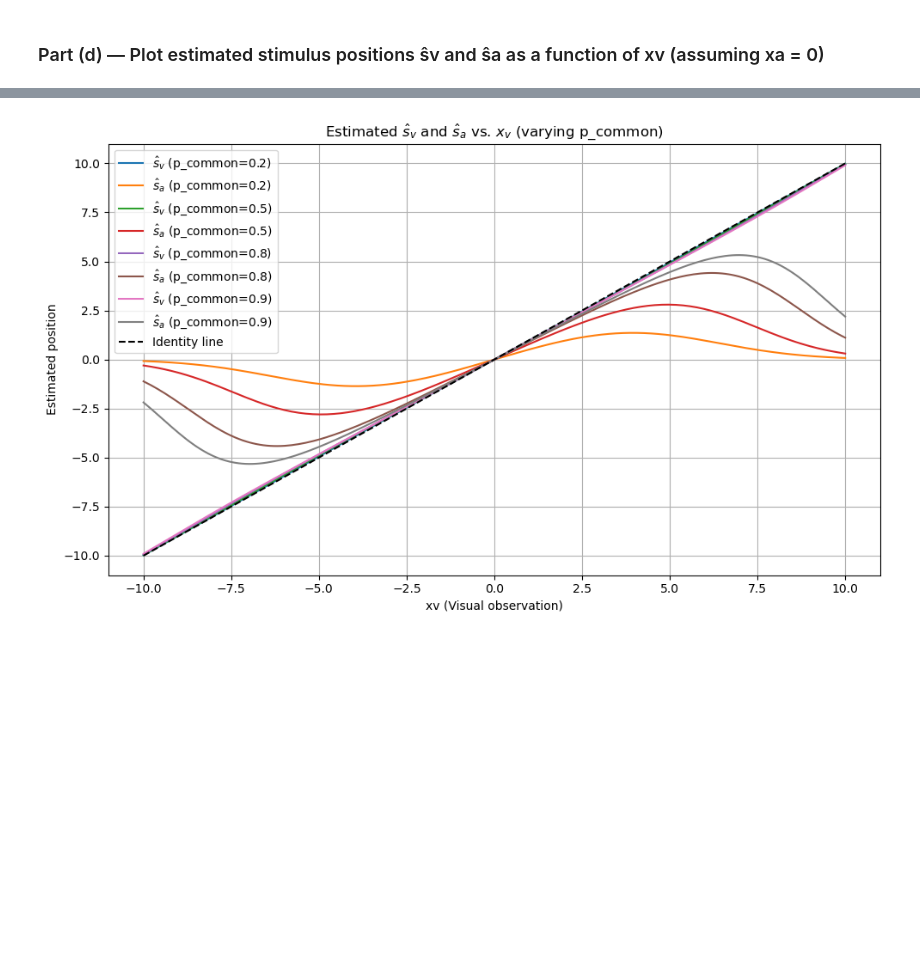
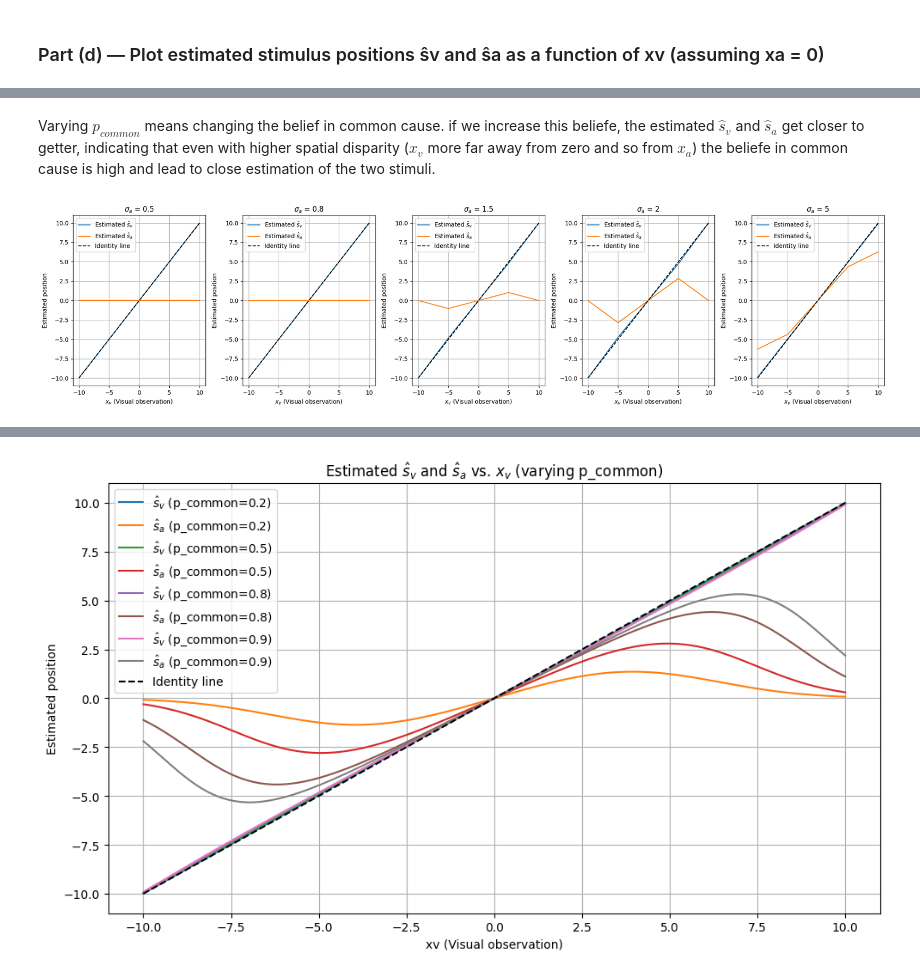
Before and after one commit to Anina2407/Causal-Inference-in-Multisensory-Perception, a Jupyter notebook: msi.ipynb, the cells around one changed output, grey strips where cells are left out. Saved outputs shown, nothing was run; the diff lists cells and outputs as text; code cells hidden in the pictures; blank space fills up the shorter version.

```diff
--- a/msi.ipynb
+++ b/msi.ipynb
@@ -217,0 +234,20 @@ for p_common in P_common_difference:
+# %% [markdown]
+Varying $p_{{common}}$ means changing the belief in common cause. if we increase this beliefe, the estimated $\hat{{s}}_v$ and $\hat{{s}}_a$ get closer to getter, indicating that even with higher spatial disparity ($x_v$ more far away from zero  and so from $x_a$) the beliefe in common cause is high and lead to close estimation of the two stimuli.
+# %%
+# Varying sigma_a
+sigma_a_values = [0.5, 0.8, 1.5, 2, 5]
+
+fig, axes = plt.subplots(1, len(sigma_a_values), figsize=(20, 5))
+
+for ax, sigma_a in zip(axes, sigma_a_values):
+    plot_estimated_positions(
+        xv_vals=x_v_values,
+        sigma_a=sigma_a,
+        ax=ax
+    )
+    ax.set_title(f'$\sigma_a$ = {sigma_a}')
+
+plt.tight_layout()
+plt.show()
+# %% [output]
+[figure, added]
```
Also changed, not shown: parts of 19 cells of this notebook.
